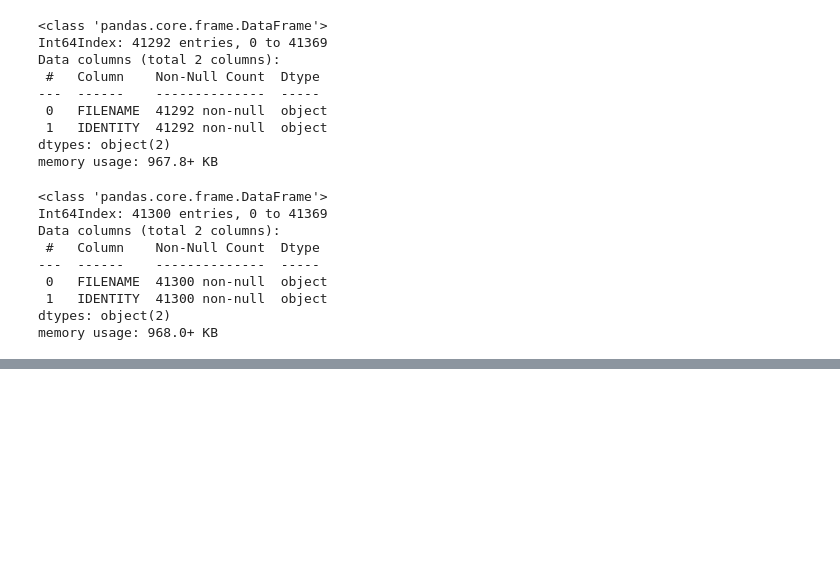
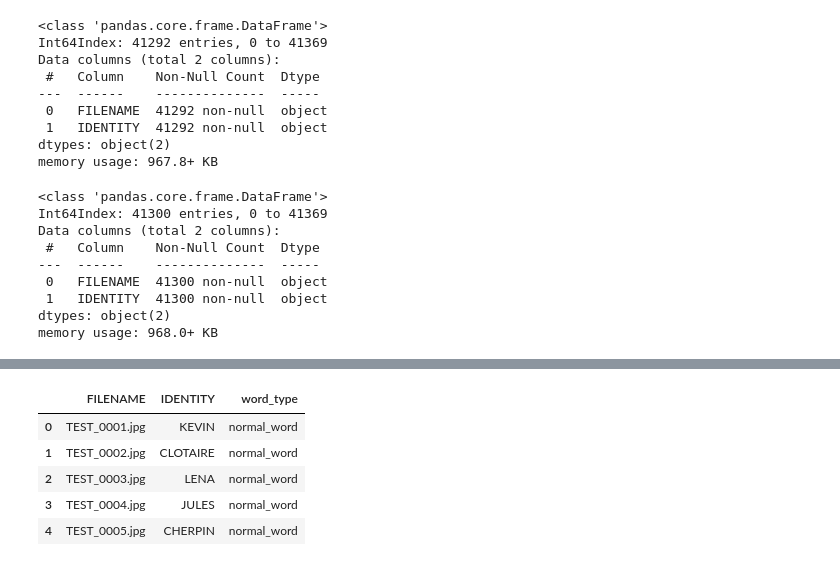
Before and after one commit to nikhil-salodkar/handwriting_recognition, a Jupyter notebook: notebooks/kaggle_handwriting_dataset_prepare.ipynb, the cells around one changed output, grey strips where cells are left out. Saved outputs shown, nothing was run; the diff lists cells and outputs as text; code cells hidden in the pictures; blank space fills up the shorter version.

```diff
--- a/notebooks/kaggle_handwriting_dataset_prepare.ipynb
+++ b/notebooks/kaggle_handwriting_dataset_prepare.ipynb
@@ -140,0 +226,11 @@ test_df.to_csv(os.path.join(data_path, 'test_new.csv'), index=False)
+# %%
+test_df['word_type'] = test_df['IDENTITY'].progress_apply(lambda x: contains_undesirable_chars(x))
+# %%
+test_df.head()
+# %% [output]
+|  | FILENAME | IDENTITY | word_type |
+| 0 | TEST_0001.jpg | KEVIN | normal_word |
+| 1 | TEST_0002.jpg | CLOTAIRE | normal_word |
+| 2 | TEST_0003.jpg | LENA | normal_word |
+| 3 | TEST_0004.jpg | JULES | normal_word |
+| 4 | TEST_0005.jpg | CHERPIN | normal_word |
```
Also changed, not shown: parts of 18 cells of this notebook, 2 other files.
